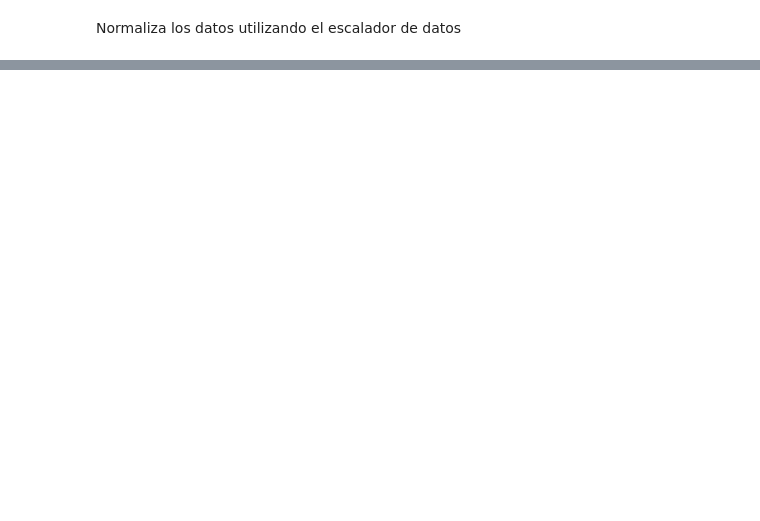
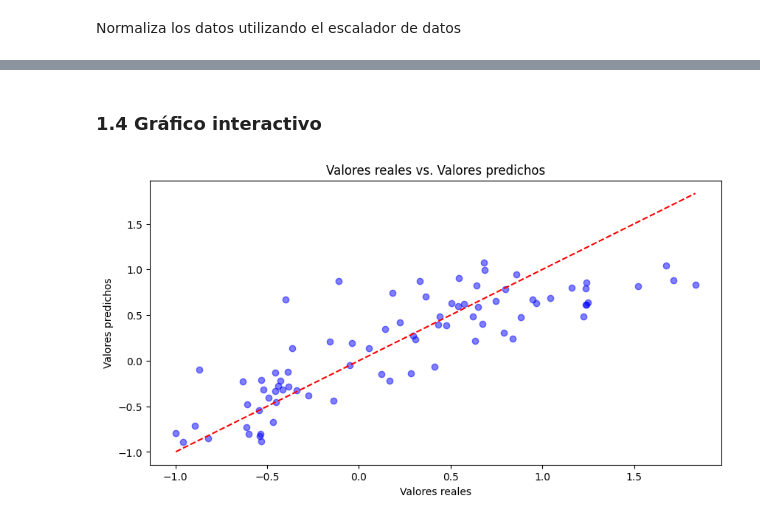
Before and after one commit to fgbyte/dsc_basics, a Jupyter notebook: notebooks/real_project.ipynb, the cells around one changed output, grey strips where cells are left out. Saved outputs shown, nothing was run; the diff lists cells and outputs as text; code cells hidden in the pictures; blank space fills up the shorter version.

```diff
--- a/notebooks/real_project.ipynb
+++ b/notebooks/real_project.ipynb
@@ -230,0 +407,4 @@ from sklearn.preprocessing import MinMaxScaler, StandardScaler, RobustScaler
+# %%
+x_test, y_test = test_df.drop(columns=['Precio'], axis=1), test_df['Precio']
+# x_test va a ser todas las columnas menos 'Precio' (variables independientes)
+# y_test va a ser solamente la columna 'Precio' (variable dependiente)
@@ -230,0 +453,3 @@ from sklearn.preprocessing import MinMaxScaler, StandardScaler, RobustScaler
+# %%
+rfr_model = RandomForestRegressor()
+rfr_model
@@ -230,0 +460,2 @@ from sklearn.preprocessing import MinMaxScaler, StandardScaler, RobustScaler
+# %%
+rfr_model.fit(x_train, y_train)
@@ -230,0 +468,2 @@ from sklearn.preprocessing import MinMaxScaler, StandardScaler, RobustScaler
+# %%
+y_test_pred = rfr_model.predict(x_test)
@@ -230,0 +521,13 @@ from sklearn.preprocessing import MinMaxScaler, StandardScaler, RobustScaler
+# %% [markdown]
+### 1.4 Gráfico interactivo
+# %%
+plt.figure(figsize=(10, 5))
+plt.scatter(y_test, y_test_pred, color='blue', alpha=0.5)
+plt.plot([y_test.min(), y_test.max()], [y_test.min(),
+         y_test.max()], color='red', linestyle='--')
+plt.xlabel('Valores reales')
+plt.ylabel('Valores predichos')
+plt.title('Valores reales vs. Valores predichos')
+plt.show()
+# %% [output]
+[figure, added]
```
Also changed, not shown: parts of 49 cells of this notebook.
